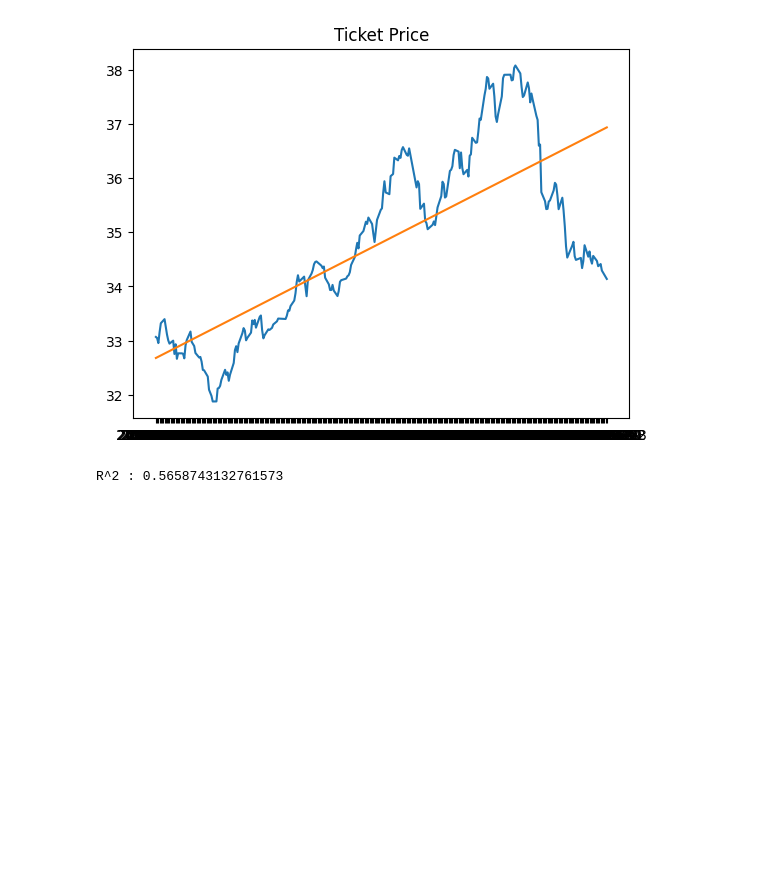
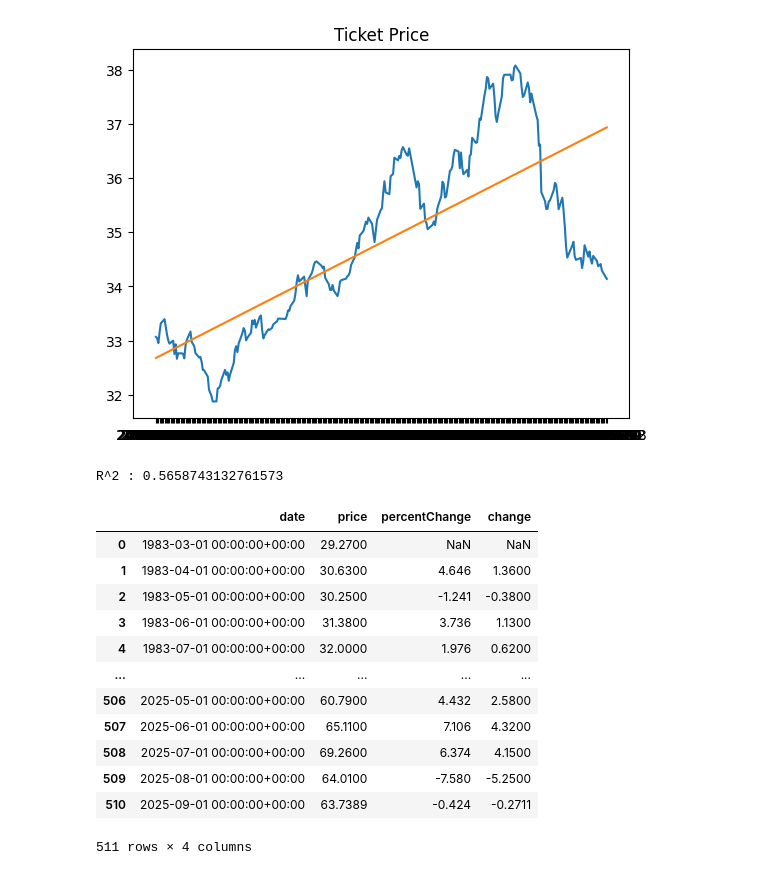
Before and after one commit to poomrape/DataWarehouse, a Jupyter notebook: MidtermProject.ipynb, the cells around one changed output. Cells and saved outputs as stored; diff of their text form; code cells hidden in the pictures; blank space fills up the shorter version.

```diff
--- a/MidtermProject.ipynb
+++ b/MidtermProject.ipynb
@@ -77,3 +78,20 @@ R^2 : 0.16987203190917405
 R^2 : 0.8874659926871848
 [figure]
 R^2 : 0.5658743132761573
+# %%
+oildata = pd.read_csv("crude-oil-price.csv")
+oildata
+# %% [output]
+|  | date | price | percentChange | change |
+| 0 | 1983-03-01 00:00:00+00:00 | 29.2700 | NaN | NaN |
+| 1 | 1983-04-01 00:00:00+00:00 | 30.6300 | 4.646 | 1.3600 |
+| 2 | 1983-05-01 00:00:00+00:00 | 30.2500 | -1.241 | -0.3800 |
+| 3 | 1983-06-01 00:00:00+00:00 | 31.3800 | 3.736 | 1.1300 |
+| 4 | 1983-07-01 00:00:00+00:00 | 32.0000 | 1.976 | 0.6200 |
+| ... | ... | ... | ... | ... |
+| 506 | 2025-05-01 00:00:00+00:00 | 60.7900 | 4.432 | 2.5800 |
+| 507 | 2025-06-01 00:00:00+00:00 | 65.1100 | 7.106 | 4.3200 |
+| 508 | 2025-07-01 00:00:00+00:00 | 69.2600 | 6.374 | 4.1500 |
+| 509 | 2025-08-01 00:00:00+00:00 | 64.0100 | -7.580 | -5.2500 |
+| 510 | 2025-09-01 00:00:00+00:00 | 63.7389 | -0.424 | -0.2711 |
+511 rows × 4 columns
```
Also changed, not shown: parts of 9 cells of this notebook, 1 other file.
